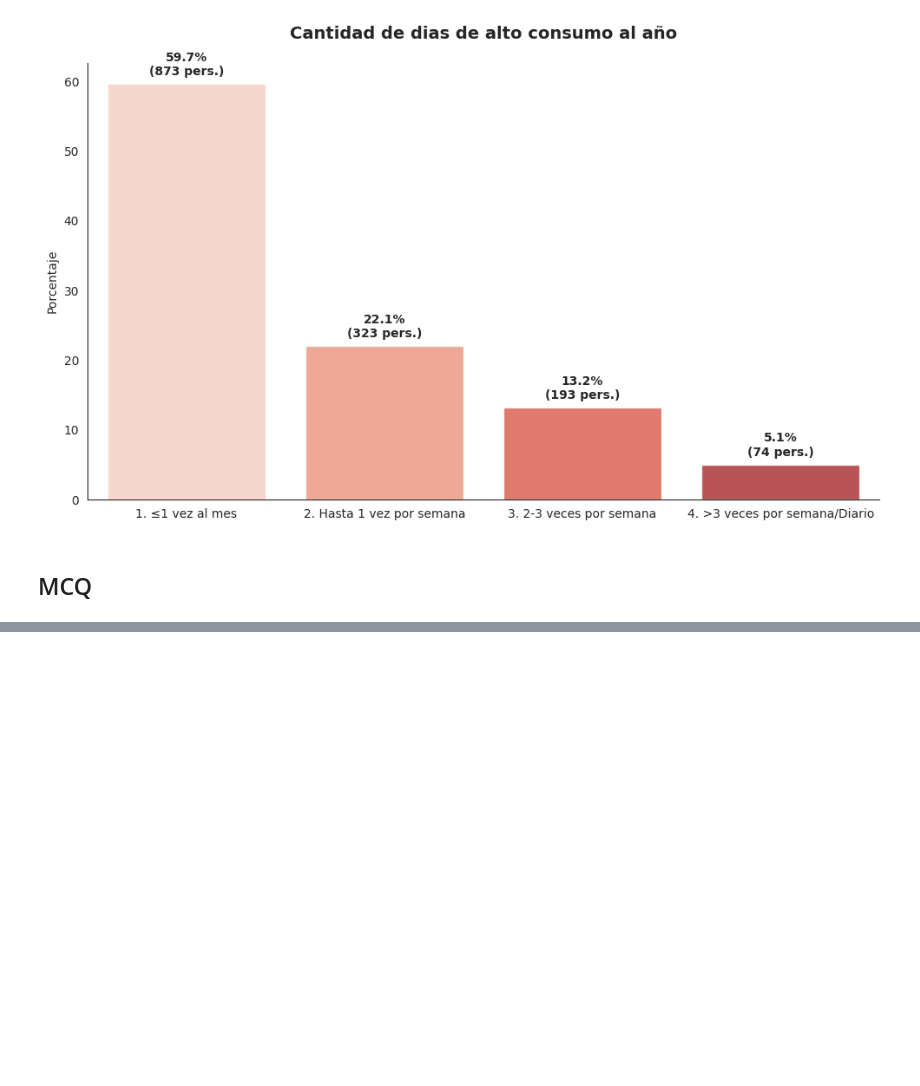
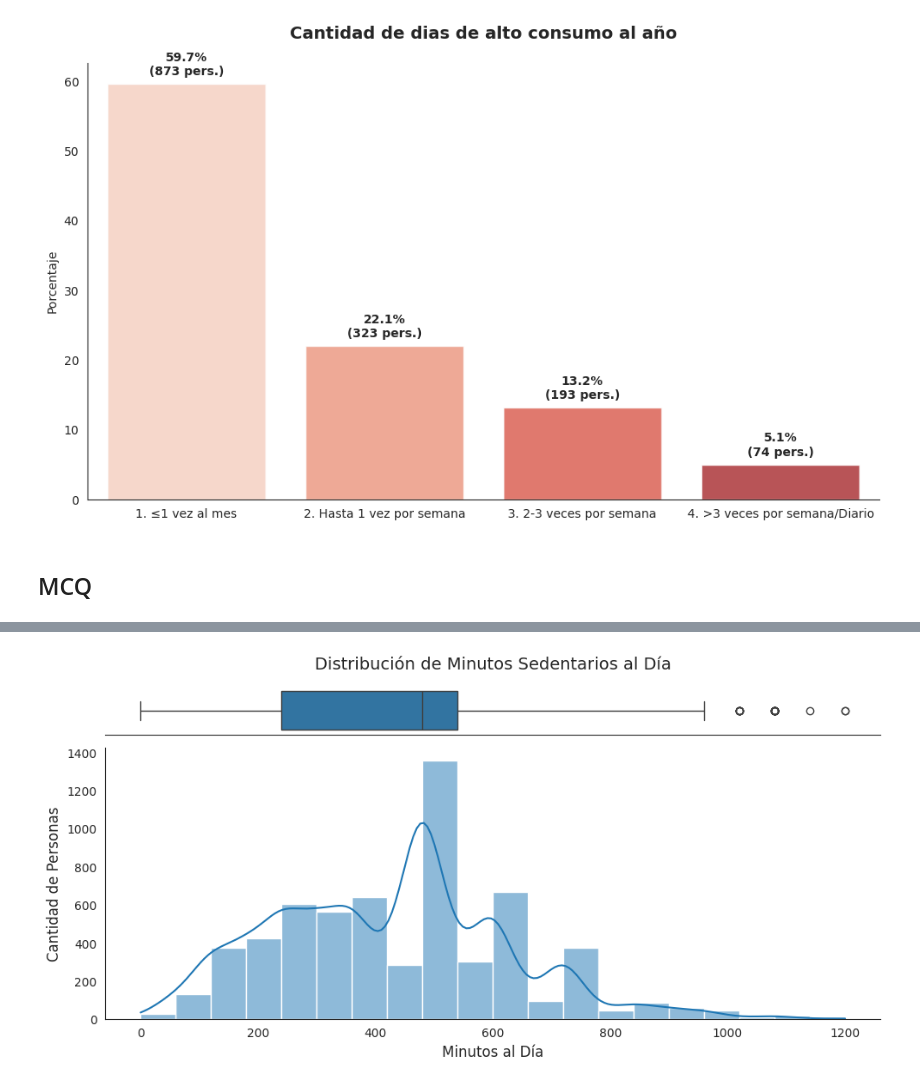
Before and after one commit to salva1984/kokoa-analisis-salud-mental, a Jupyter notebook: notebooks/04-analisis.ipynb, the cells around one changed output, grey strips where cells are left out. Cells and saved outputs as stored; diff of their text form; code cells hidden in the pictures; blank space fills up the shorter version.

```diff
--- a/notebooks/04-analisis.ipynb
+++ b/notebooks/04-analisis.ipynb
@@ -679,0 +699,3 @@ memory usage: 107.6 KB
+# %%
+df_paq = pd.read_csv('../data/paq.csv')
+df_paq.info()
@@ -679,0 +717,29 @@ memory usage: 107.6 KB
+# %%
+import matplotlib.pyplot as plt
+import seaborn as sns
+
+# Crear una figura con dos "pisos" (Boxplot arriba, Histograma abajo)
+fig, (ax_box, ax_hist) = plt.subplots(
+    nrows=2,
+    sharex=True,
+    figsize=(10, 5),
+    gridspec_kw={"height_ratios": (.15, .85)}
+)
+
+# 1. Boxplot (Para identificar outliers)
+sns.boxplot(data=df_paq, x='minutos_sedentario_dia', ax=ax_box,)
+ax_box.set_title('Distribución de Minutos Sedentarios al Día', fontsize=14, pad=15)
+ax_box.set(xlabel='') # Ocultamos el texto del eje X en el gráfico superior
+
+# 2. Histograma con línea de tendencia KDE (Para ver la distribución)
+sns.histplot(data=df_paq, x='minutos_sedentario_dia', ax=ax_hist, bins=20, kde=True, )
+ax_hist.set_xlabel('Minutos al Día', fontsize=12)
+ax_hist.set_ylabel('Cantidad de Personas', fontsize=12)
+
+# Limpieza visual
+sns.despine(ax=ax_hist)
+sns.despine(ax=ax_box, left=True)
+plt.tight_layout()
+plt.show()
+# %% [output]
+[figure, added]
```
Also changed, not shown: parts of 10 cells of this notebook, 9 other files.
